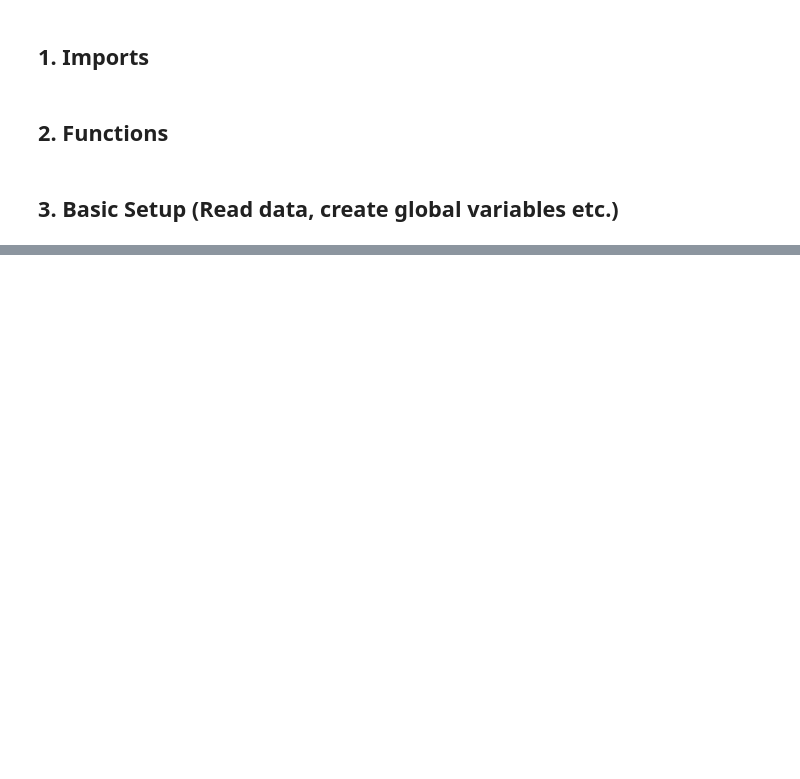
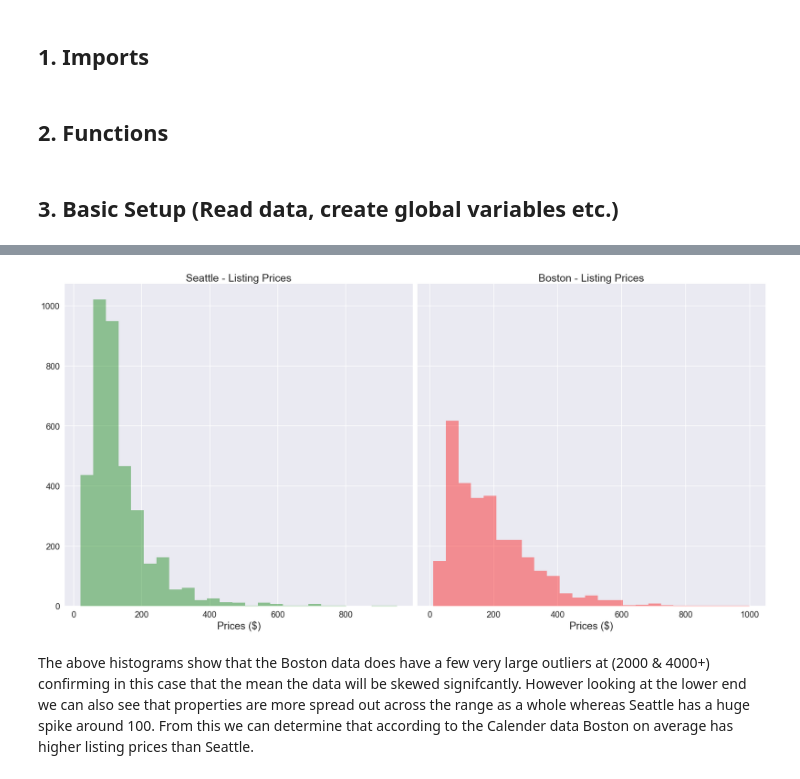
Before and after one commit to WarwickR92/Airbnb-Market-Analysis, a Jupyter notebook: Data_Processing (Prepare Data).ipynb, the cells around one changed output, grey strips where cells are left out. Saved outputs shown, nothing was run; the diff lists cells and outputs as text; code cells hidden in the pictures; blank space fills up the shorter version.

```diff
--- a/Data_Processing (Prepare Data).ipynb
+++ b/Data_Processing (Prepare Data).ipynb
@@ -128,0 +128,16 @@ plt.tight_layout()
+# %%
+# Setup the graphs and add the main title
+fig, (ax1, ax2) = plt.subplots(figsize=(24,12), ncols=2, sharey=True)
+# plt.suptitle("Seattle Vs Boston | Airbnb | Prices - Calender Data", y = 1.05, fontsize=30, )
+
+# Plots the Seattle Graph with title & axis
+plot_histogram(Seattle_prices[Seattle_prices['price'] < 1000], 'price', 'Seattle', ax1, binsize=25, x_label='Prices ($)', color='green')
+
+# Plots the Boston Graph with title & axis
+plot_histogram(Boston_prices[Boston_prices['price'] < 1000], 'price', 'Boston', ax2, binsize=25, x_label='Prices ($)', color='red')
+
+F
+# %% [output]
+[figure, added]
+# %% [markdown]
+The above histograms show that the Boston data does have a few very large outliers at (2000 & 4000+) confirming in this case that the mean the data will be skewed signifcantly. However looking at the lower end we can also see that properties are more spread out across the range as a whole whereas Seattle has a huge spike around 100. From this we can determine that according to the Calender data Boston on average has higher listing prices than Seattle.
```
Also changed, not shown: parts of 51 cells of this notebook, 4 other files.
